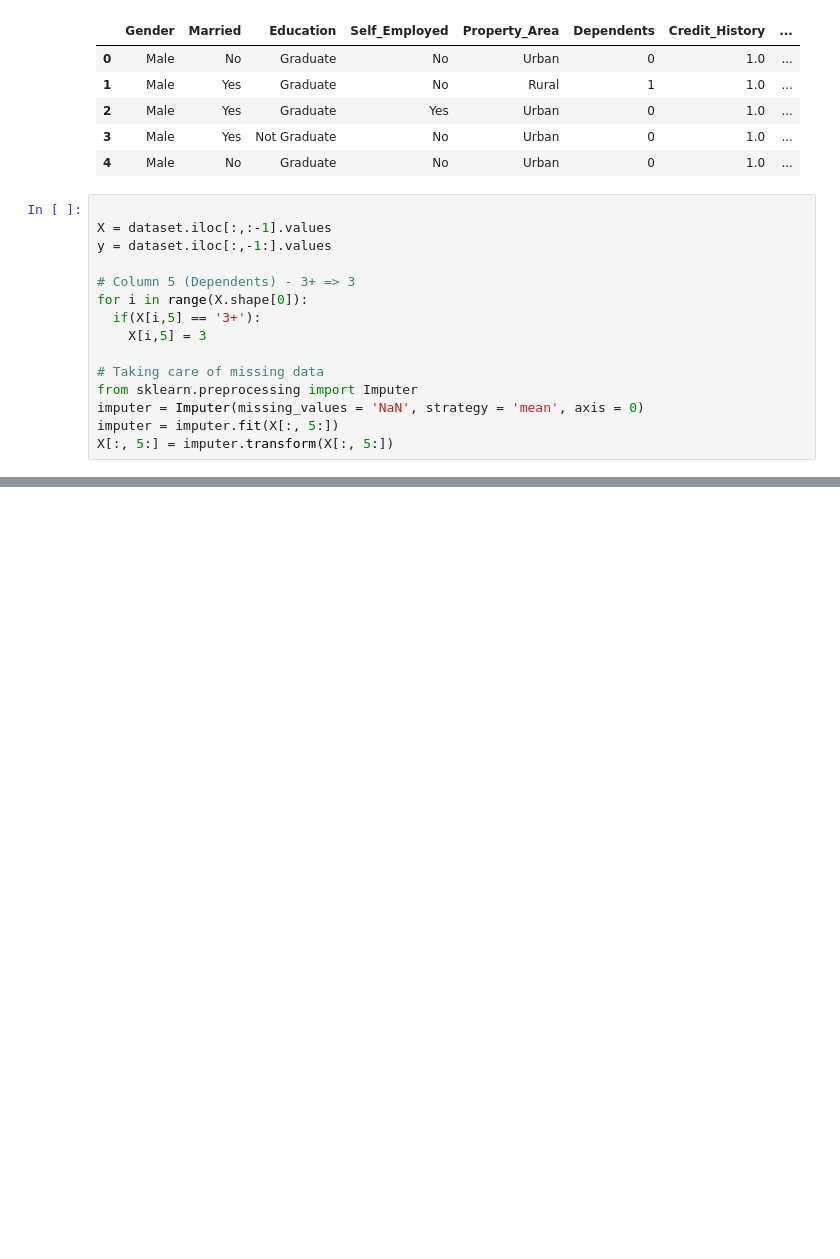
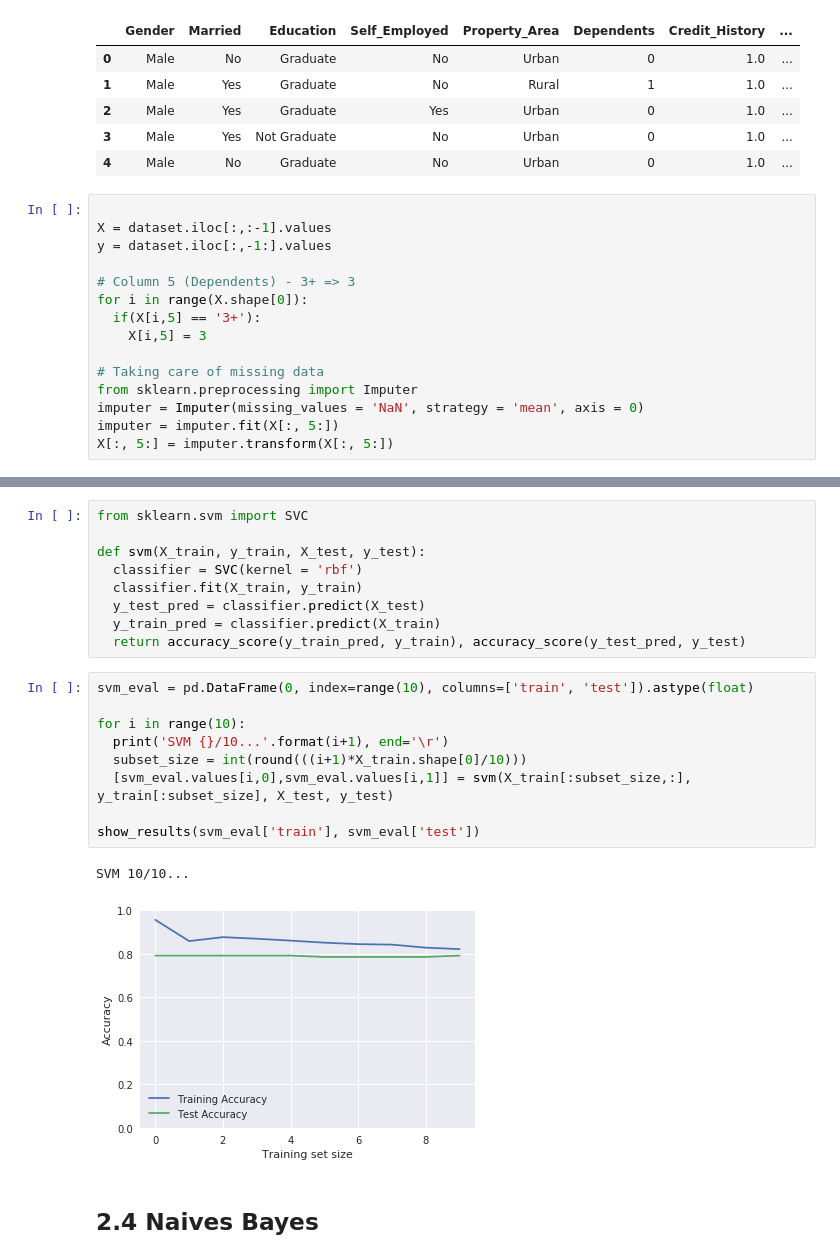
Before and after one commit to pleydier/loan_approval, a Jupyter notebook: Loan Approval.ipynb, the cells around one changed output, grey strips where cells are left out. Drawn from its saved outputs; the diff is of its cells as text; blank space fills up the shorter version.

```diff
--- a/Loan Approval.ipynb
+++ b/Loan Approval.ipynb
@@ -54,0 +119,23 @@ pd.DataFrame(X)
+# %%
+from sklearn.svm import SVC
+
+def svm(X_train, y_train, X_test, y_test):
+  classifier = SVC(kernel = 'rbf')
+  classifier.fit(X_train, y_train)
+  y_test_pred = classifier.predict(X_test)
+  y_train_pred = classifier.predict(X_train)
+  return accuracy_score(y_train_pred, y_train), accuracy_score(y_test_pred, y_test)
+# %%
+svm_eval = pd.DataFrame(0, index=range(10), columns=['train', 'test']).astype(float)
+
+for i in range(10):
+  print('SVM {}/10...'.format(i+1), end='\r')
+  subset_size = int(round(((i+1)*X_train.shape[0]/10)))
+  [svm_eval.values[i,0],svm_eval.values[i,1]] = svm(X_train[:subset_size,:], y_train[:subset_size], X_test, y_test)
+
+show_results(svm_eval['train'], svm_eval['test'])
+# %% [output]
+SVM 10/10...
+[figure, added]
+# %% [markdown]
+## 2.4 Naives Bayes
```
Also changed, not shown: parts of 17 cells of this notebook.
